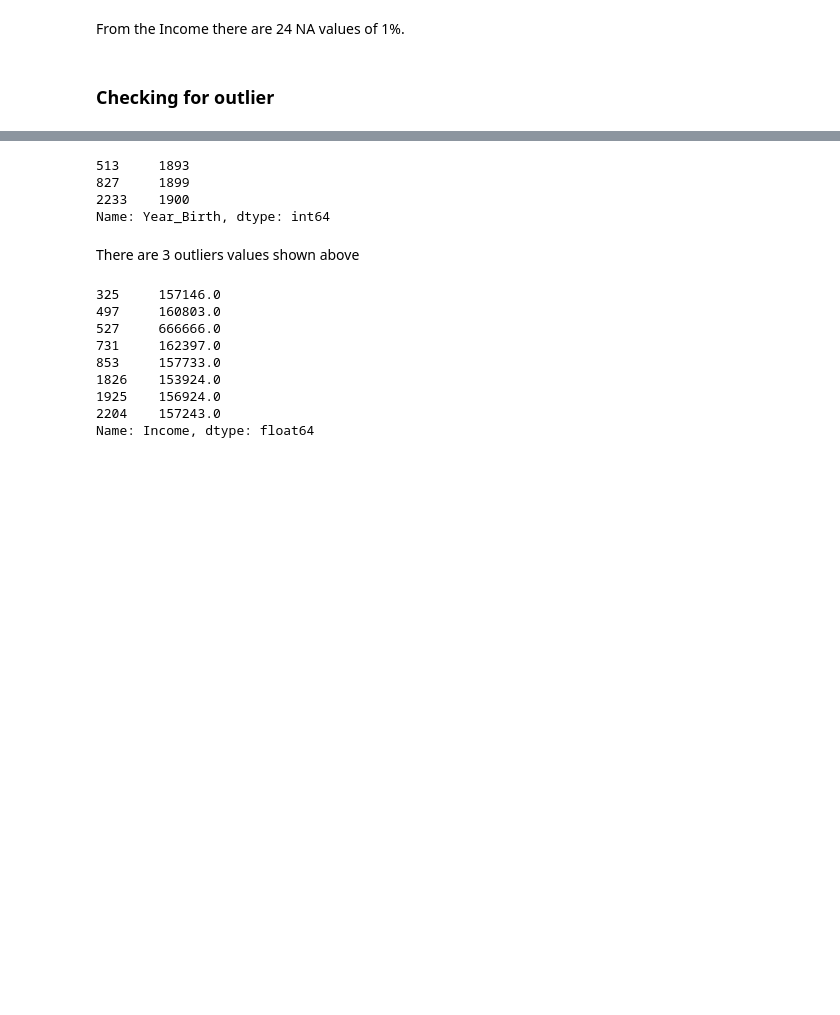
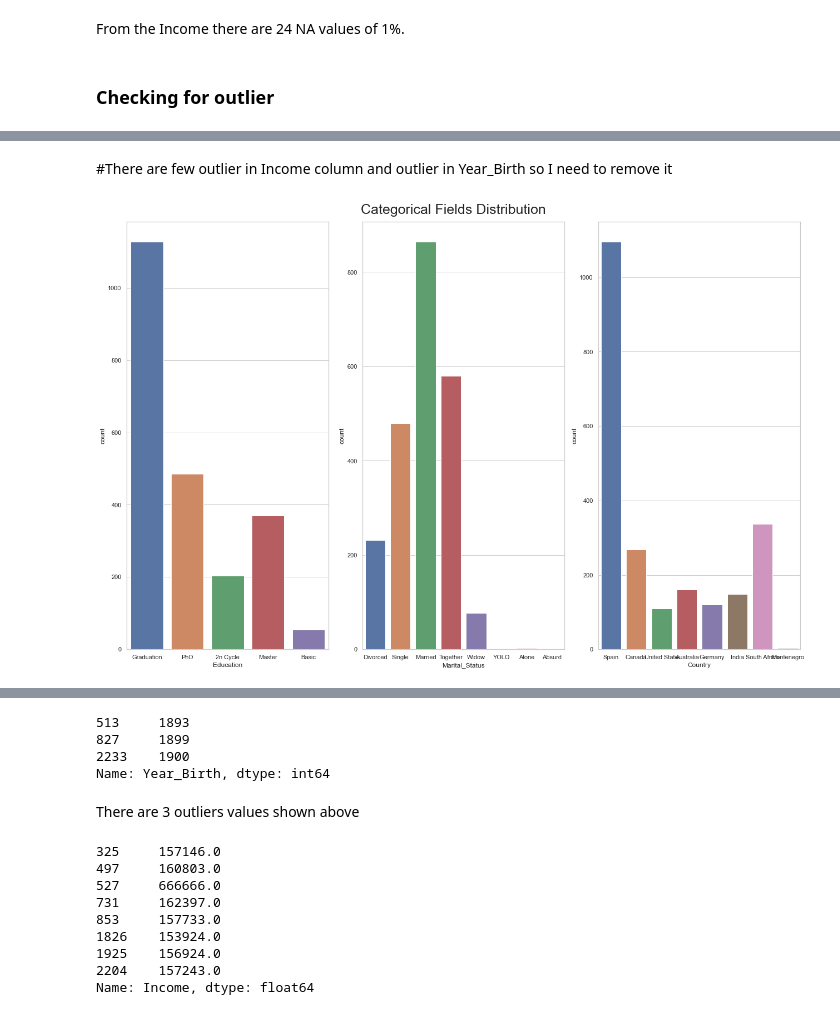
Before and after one commit to asiat2/Marketing_Analysis_Python, a Jupyter notebook: Notebook.ipynb, the cells around one changed output, grey strips where cells are left out. Saved outputs shown, nothing was run; the diff lists cells and outputs as text; code cells hidden in the pictures; blank space fills up the shorter version.

```diff
--- a/Notebook.ipynb
+++ b/Notebook.ipynb
@@ -228,0 +245,15 @@ fig.tight_layout()
+# %% [markdown]
+#There are few outlier in Income column and outlier in Year_Birth so I need to remove it
+# %%
+#Count Plots {Plots of categorical column and count}
+check_unique_value = [col for col in df_m.columns if (df_m[col].dtype == 'object')]
+
+fig, ax = plt.subplots(nrows=1, ncols=3, figsize = (18, 12))
+ax = ax.flatten()
+for i, c in enumerate(check_unique_value ):
+    sns.countplot(x=df_m[c],ax=ax[i])#y=check_unique_value,ax=ax[i]
+    sns.set_theme(style="whitegrid")
+plt.suptitle('Categorical Fields Distribution', fontsize = 25)
+fig.tight_layout()
+# %% [output]
+[figure, added]
```
Also changed, not shown: parts of 47 cells of this notebook.
